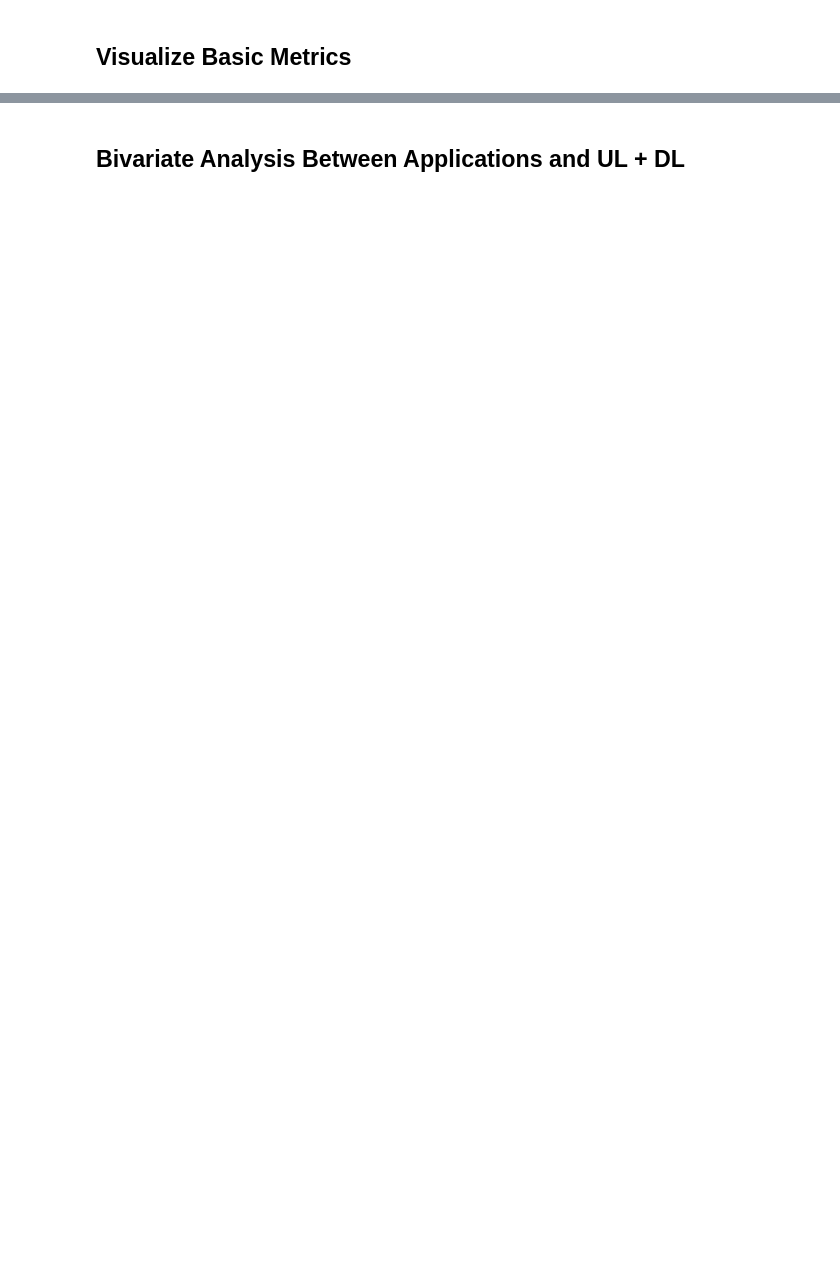
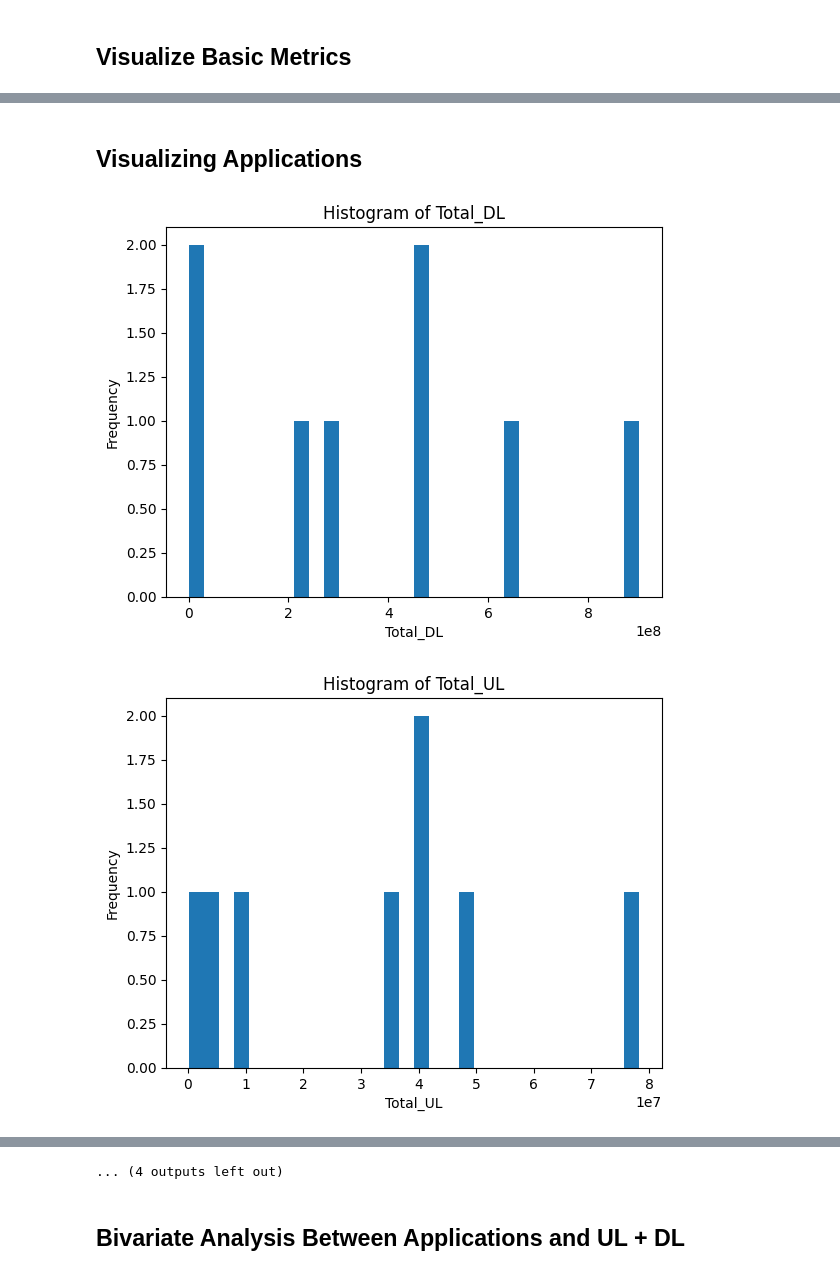
Before and after one commit to Daniel-Andarge/telecom-growth-analysis, a Jupyter notebook: notebooks/1.0-telco-data-exploration.ipynb, the cells around one changed output, grey strips where cells are left out. Drawn from its saved outputs; the diff is of its cells as text; code cells hidden in the pictures; blank space fills up the shorter version.

```diff
--- a/notebooks/1.0-telco-data-exploration.ipynb
+++ b/notebooks/1.0-telco-data-exploration.ipynb
@@ -136,0 +282,7 @@ display(metrics)
+# %% [markdown]
+## Visualizing Applications
+# %%
+plot_variable_histograms(metrics)
+# %% [output]
+[figure, added]
+[figure, added]
@@ -137,3 +299,4 @@ display(metrics)
+... (4 outputs left out)
 # %% [markdown]
 ## Bivariate Analysis Between Applications and UL + DL
 # %%
```
Also changed, not shown: parts of 48 cells of this notebook, 5 other files.
